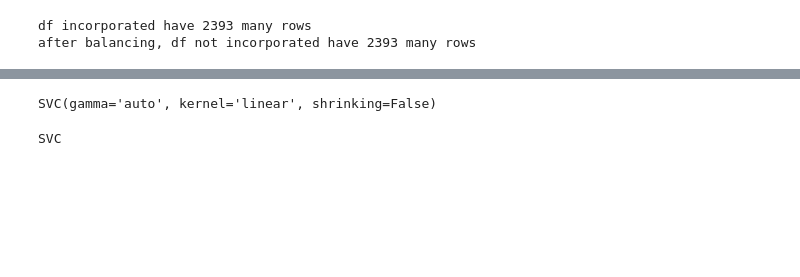
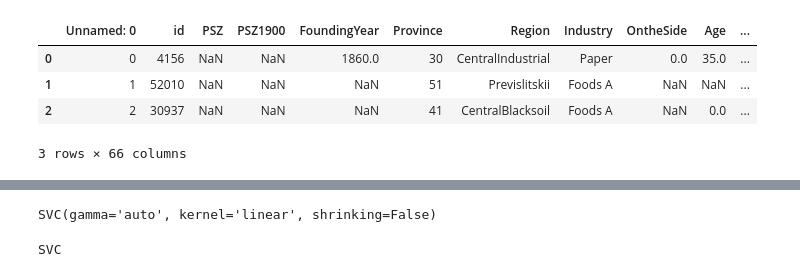
Before and after one commit to Xianzhiwang1/Leet-Code-Project, a Jupyter notebook: posts/final-blog-post/svm_test.ipynb, the cells around one changed output, grey strips where cells are left out. Drawn from its saved outputs; the diff is of its cells as text; code cells hidden in the pictures; blank space fills up the shorter version.

```diff
--- a/posts/final-blog-post/svm_test.ipynb
+++ b/posts/final-blog-post/svm_test.ipynb
@@ -27,11 +27,3 @@ from sklearn.metrics import classification_report
 
 FP = FinalProject()
 df = pd.read_csv("./AG_Corp_Prod_DataBase.csv")
-df = FP.create_balanced_data(df)
-train, validate, test = FP.split_data(df)
-df_train, X_train, y_train = FP.prepare_data(train)
-df_validate, X_validate, y_validate= FP.prepare_data(validate)
-df_test, X_test, y_test = FP.prepare_data(test)
-# %% [output]
-df incorporated have 2393 many rows
-after balancing, df not incorporated have 2393 many rows
@@ -37,0 +36,8 @@ after balancing, df not incorporated have 2393 many rows
+# %%
+df.head(3)
+# %% [output]
+|  | Unnamed: 0 | id | PSZ | PSZ1900 | FoundingYear | Province | Region | Industry | OntheSide | Age | ... |
+| 0 | 0 | 4156 | NaN | NaN | 1860.0 | 30 | CentralIndustrial | Paper | 0.0 | 35.0 | ... |
+| 1 | 1 | 52010 | NaN | NaN | NaN | 51 | Previslitskii | Foods A | NaN | NaN | ... |
+| 2 | 2 | 30937 | NaN | NaN | NaN | 41 | CentralBlacksoil | Foods A | NaN | 0.0 | ... |
+3 rows × 66 columns
```
Also changed, not shown: parts of 9 cells of this notebook, 1 other file.
